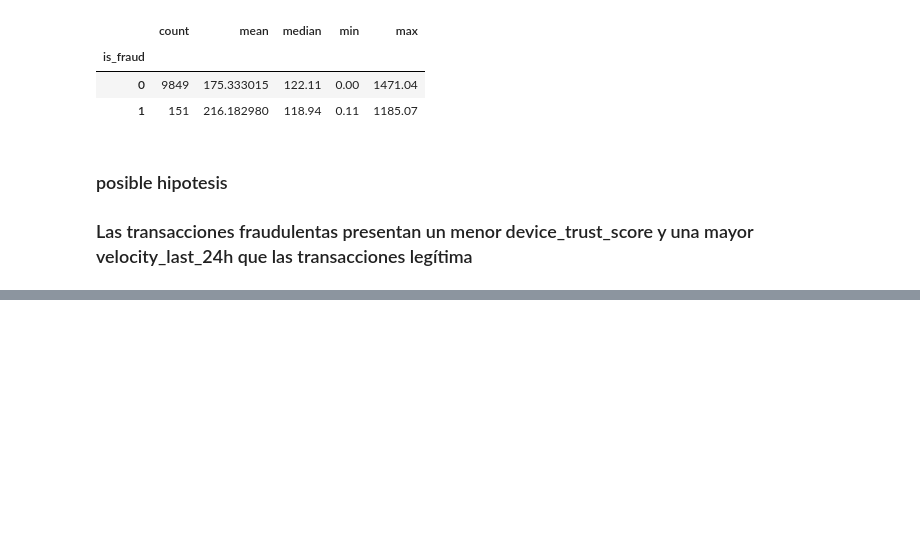
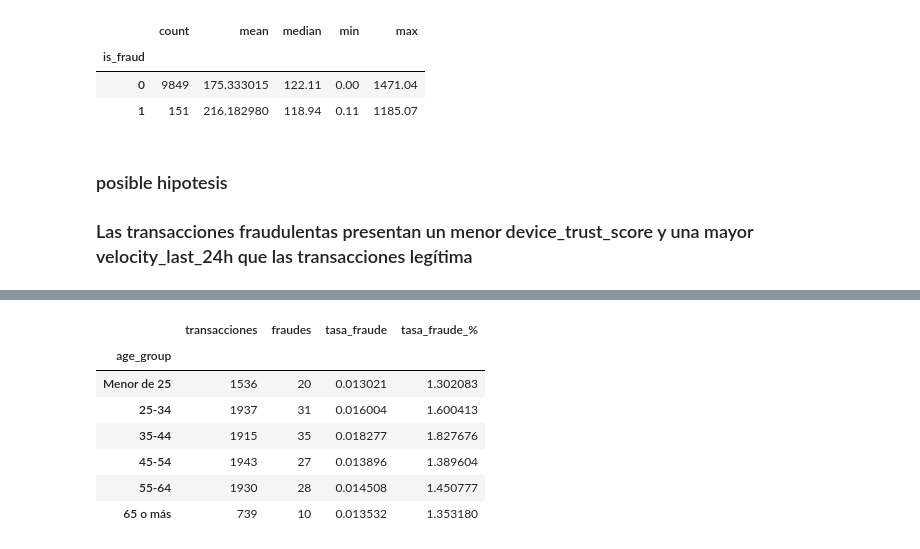
Before and after one commit to Aideth3006/-S100_Equipo8_ParteI, a Jupyter notebook: S100_Equipo8_ParteI.ipynb, the cells around one changed output, grey strips where cells are left out. Saved outputs shown, nothing was run; the diff lists cells and outputs as text; code cells hidden in the pictures; blank space fills up the shorter version.

```diff
--- a/S100_Equipo8_ParteI.ipynb
+++ b/S100_Equipo8_ParteI.ipynb
@@ -229,0 +380,37 @@ df.groupby("is_fraud")["amount"].agg([
+# %%
+df["age_group"] = pd.cut(
+    df["cardholder_age"],
+    bins=[0, 25, 35, 45, 55, 65, 100],
+    labels=[
+        "Menor de 25",
+        "25-34",
+        "35-44",
+        "45-54",
+        "55-64",
+        "65 o más"
+    ]
+)
+
+fraude_edad = (
+    df.groupby("age_group", observed=False)["is_fraud"]
+      .agg(
+          transacciones="count",
+          fraudes="sum",
+          tasa_fraude="mean"
+      )
+)
+
+fraude_edad["tasa_fraude_%"] = (
+    fraude_edad["tasa_fraude"] * 100
+)
+
+fraude_edad
+# %% [output]
+|  | transacciones | fraudes | tasa_fraude | tasa_fraude_% |
+| age_group |  |  |  |  |
+| Menor de 25 | 1536 | 20 | 0.013021 | 1.302083 |
+| 25-34 | 1937 | 31 | 0.016004 | 1.600413 |
+| 35-44 | 1915 | 35 | 0.018277 | 1.827676 |
+| 45-54 | 1943 | 27 | 0.013896 | 1.389604 |
+| 55-64 | 1930 | 28 | 0.014508 | 1.450777 |
+| 65 o más | 739 | 10 | 0.013532 | 1.353180 |
```
Also changed, not shown: parts of 7 cells of this notebook.
